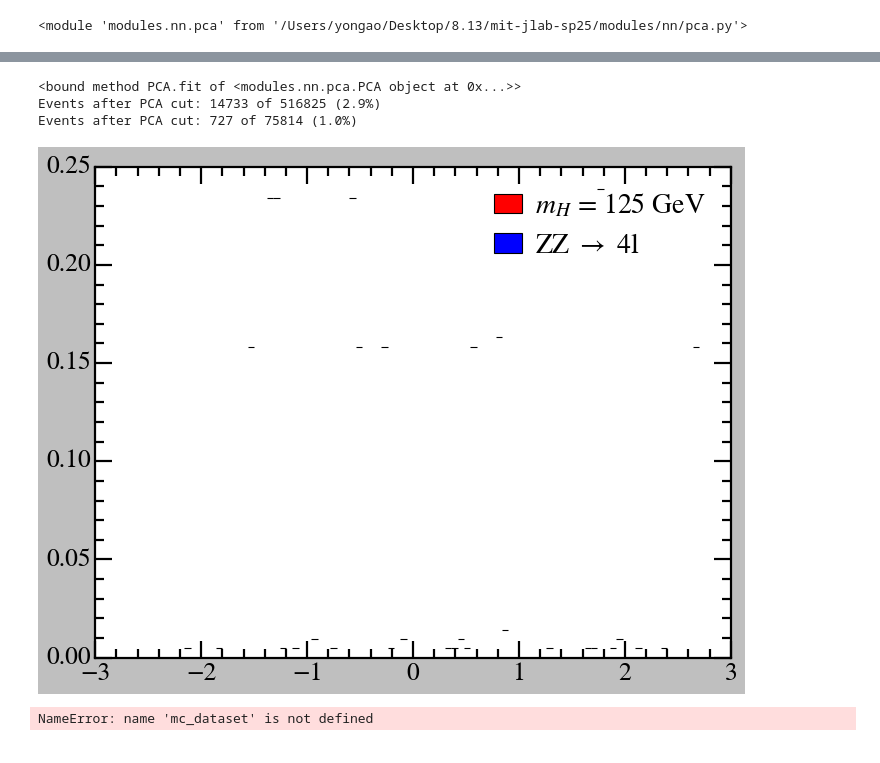
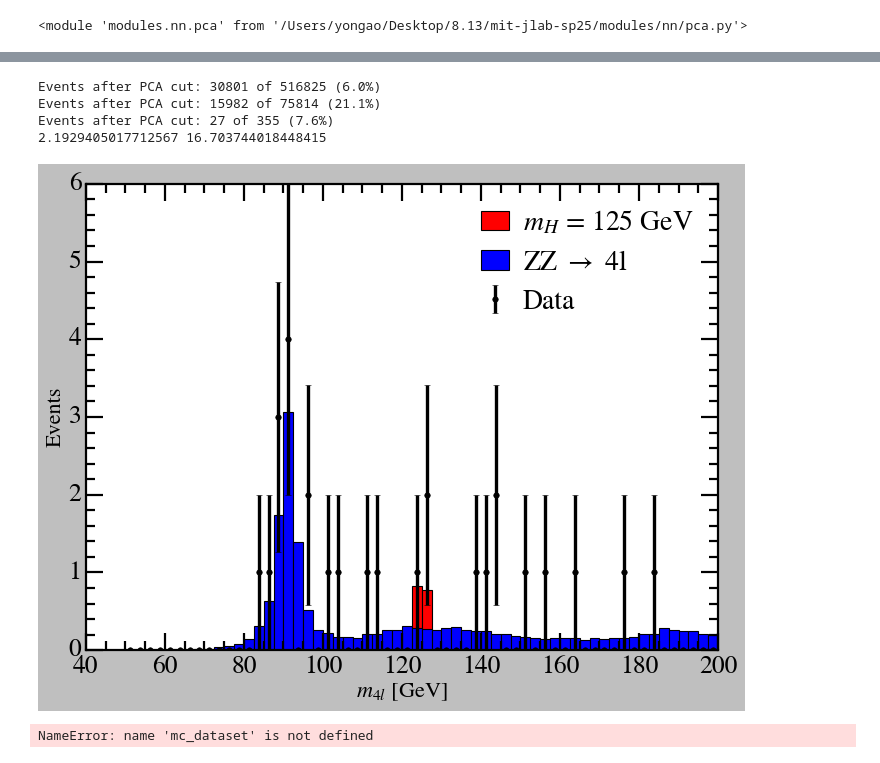
Before and after one commit to vinh-qtran/mit-jlab-sp25, a Jupyter notebook: higgs/preliminary/analysis_yongao.ipynb, the cells around one changed output, grey strips where cells are left out. Cells and saved outputs as stored; diff of their text form; code cells hidden in the pictures.

```diff
--- a/higgs/preliminary/analysis_yongao.ipynb
+++ b/higgs/preliminary/analysis_yongao.ipynb
@@ -96,6 +98,17 @@ mc_tt_all_data = four_leptons_data.apply_basic_cuts(
     ],
     show_cut_info=True
 )
+
+print('data:')
+data_all_data = four_leptons_data.apply_basic_cuts(
+    [
+        four_leptons_data.read_data(file) for file in [
+            data_dir + 'clean_data_2011.csv',
+            data_dir + 'clean_data_2012.csv'
+        ]
+    ],
+    show_cut_info=True
+)
 # %% [output]
 Higgs:
  Conservation cut: 50542 events passed out of 52248 (97%)
@@ -117,5 +130,5 @@ ZZ:
 # %%
-bins = np.linspace(50,200,101)
+bins = np.linspace(50,200,54)
 bin_centers = (bins[1:] + bins[:-1]) / 2
 bin_width = bins[1] - bins[0]
 
@@ -123,6 +136,8 @@ higgs_hist = four_leptons_data.get_histogram(mc_higgs_all_data, params.scales_hi
 zz_hist = four_leptons_data.get_histogram(mc_zz_all_data, params.scales_zz, 'm4l', bins)
 dy_hist = four_leptons_data.get_histogram(mc_dy_all_data, params.scales_dy, 'm4l', bins)
 tt_hist = four_leptons_data.get_histogram(mc_tt_all_data, params.scales_tt, 'm4l', bins)
+
+data_hist = four_leptons_data.get_histogram(data_all_data, params.scales_data, 'm4l', bins)
 # %%
 fig, ax = plt.subplots(figsize=(9,7))
 
@@ -270,43 +298,66 @@ def apply_pca_cut(data_list, pca_instance, threshold_values, pca_components_to_u
 # First, add the methods to your PCA class
 # Make sure your PCA is fitted to your training data
 combined_data = np.concatenate([np.concatenate(mc_higgs_all_data), np.concatenate(mc_zz_all_data)])
+# Fit PCA to the combined data
 pcaa = pca.PCA()
-print(pcaa.fit)
 pcaa.fit(combined_data)
 
 # Define your PCA components and thresholds
-pca_components_to_use = [5, 11]  # Using PC6 and PC12 (0-indexed)
+pca_components_to_use = [1,5,15]  # Using PC6 and PC12 (0-indexed)
 threshold_values = [
-    (0.6, 1.4),   # PC6 range
-    (0, 0.7),     # PC12 range
+    (-1.0,1.0),   # PC2 range
+    (-1.4,-0.6),   # PC6 range
+    (-0.3,0.3),   # PC16 range
 ]
 
 # Apply to ZZ background data - maintaining separate datasets
 mc_zz_filtered = apply_pca_cut(mc_zz_all_data, pcaa, threshold_values, pca_components_to_use)
 
+
 # Apply to Higgs signal data - maintaining separate datasets
 mc_higgs_filtered = apply_pca_cut(mc_higgs_all_data, pcaa, threshold_values, pca_components_to_use)
 
+data_filtered = apply_pca_cut(data_all_data, pcaa, threshold_values, pca_components_to_use)
+
+bins = np.linspace(50,200,61)
+bin_centers = (bins[1:] + bins[:-1]) / 2
+bin_width = bins[1] - bins[0]
 # Generate histograms using the filtered data while preserving luminosity scaling
 higgs_hist = four_leptons_data.get_histogram(mc_higgs_filtered, params.scales_higgs, 'm4l', bins)
 zz_hist = four_leptons_data.get_histogram(mc_zz_filtered, params.scales_zz, 'm4l', bins)
+print(sum(higgs_hist), sum(zz_hist))
+data_hist = four_leptons_data.get_histogram(data_filtered, params.scales_data, 'm4l', bins)
 
 fig, ax = plt.subplots(figsize=(9,7))
 
 stack = ax.bar(bin_centers, higgs_hist, align='center', width=bin_width, label=r'$m_{H}$ = 125 GeV', color='red')
 # stack = ax.bar(bin_centers, tt_hist, align='center', width=bin_width, label=r'$t\bar{t}$', color='grey')
 # stack = ax.bar(bin_centers, dy_hist, align='center', width=bin_width, label=r'Z/$\gamma^{*}$ + X', color='green', bottom=tt_hist)
-stack = ax.bar(bin_centers, zz_hist, align='center', width=bin_width, label=r'ZZ $\rightarrow$ 4l', color='blue', bottom=tt_hist+dy_hist)
+stack = ax.bar(bin_centers, zz_hist, align='center', width=bin_width, label=r'ZZ $\rightarrow$ 4l', color='blue')
+
+stack = ax.errorbar(
+    bin_centers,
+    data_hist,
+    yerr=np.sqrt(data_hist),
+    fmt='o',
+    color='black',
+    label='Data',
+    markersize=5,
+    capsize=3,
+)
+ax.set_xlabel(r'$m_{4l}$ [GeV]', fontsize=20)
+ax.set_ylabel('Events', fontsize=20)
 
 ax.legend(loc='upper right', frameon=False, ncol=1, handletextpad=0.5, handlelength=1.0, columnspacing=0.5)
 
 plt.tight_layout()
 plt.show()
 # %% [output]
-<bound method PCA.fit of <modules.nn.pca.PCA object at 0x...>>
-Events after PCA cut: 14733 of 516825 (2.9%)
-Events after PCA cut: 727 of 75814 (1.0%)
+Events after PCA cut: 30801 of 516825 (6.0%)
+Events after PCA cut: 15982 of 75814 (21.1%)
+Events after PCA cut: 27 of 355 (7.6%)
+2.1929405017712567 16.703744018448415
-[figure, old version]
+[figure, new version]
 # %%
 mc_dataset.N_data
 # %% [output]
```
Also changed, not shown: parts of 4 cells of this notebook, 2 other files.
